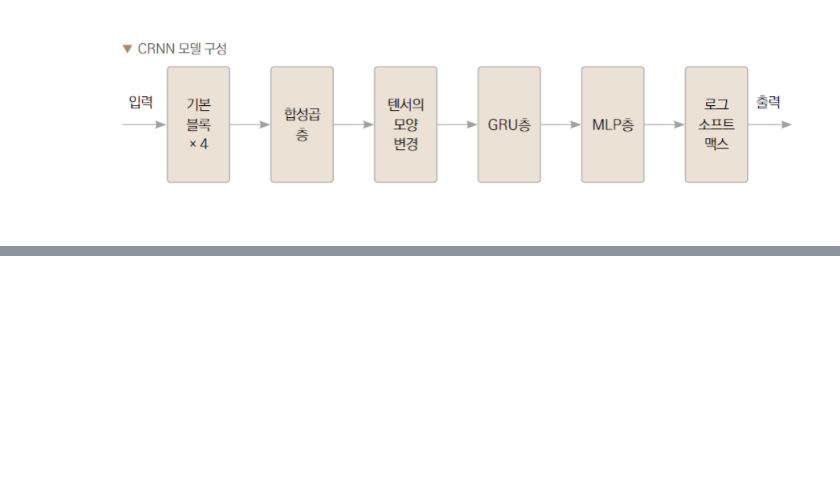
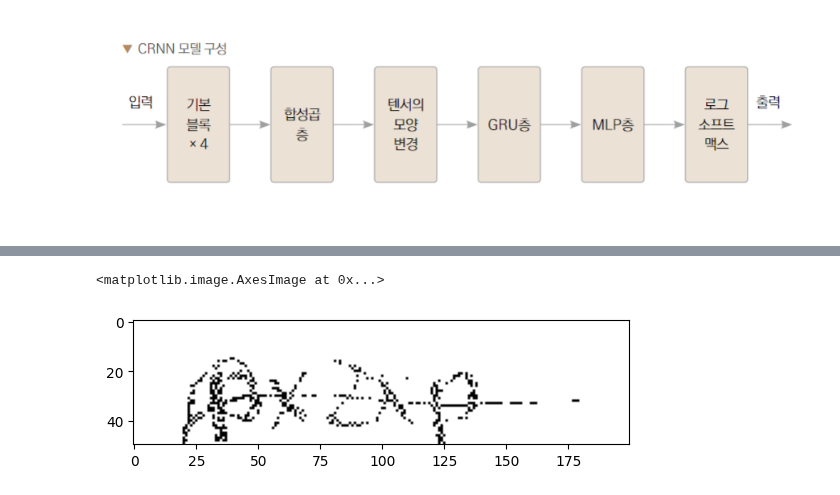
Before and after one commit to leekyuyoung20221226/python, a Jupyter notebook: 파이토치/캡차_텍스트_인식.ipynb, the cells around one changed output, grey strips where cells are left out. Drawn from its saved outputs; the diff is of its cells as text; code cells hidden in the pictures; blank space fills up the shorter version.

```diff
--- a/파이토치/캡차_텍스트_인식.ipynb
+++ b/파이토치/캡차_텍스트_인식.ipynb
@@ -472,0 +289,3 @@ e667x
+# %%
+plt.imshow(test_img)
+# %% [output]
@@ -472,0 +293,2 @@ e667x
+<matplotlib.image.AxesImage at 0x...>
+[figure, added]
```
Also changed, not shown: parts of 3 cells of this notebook.
